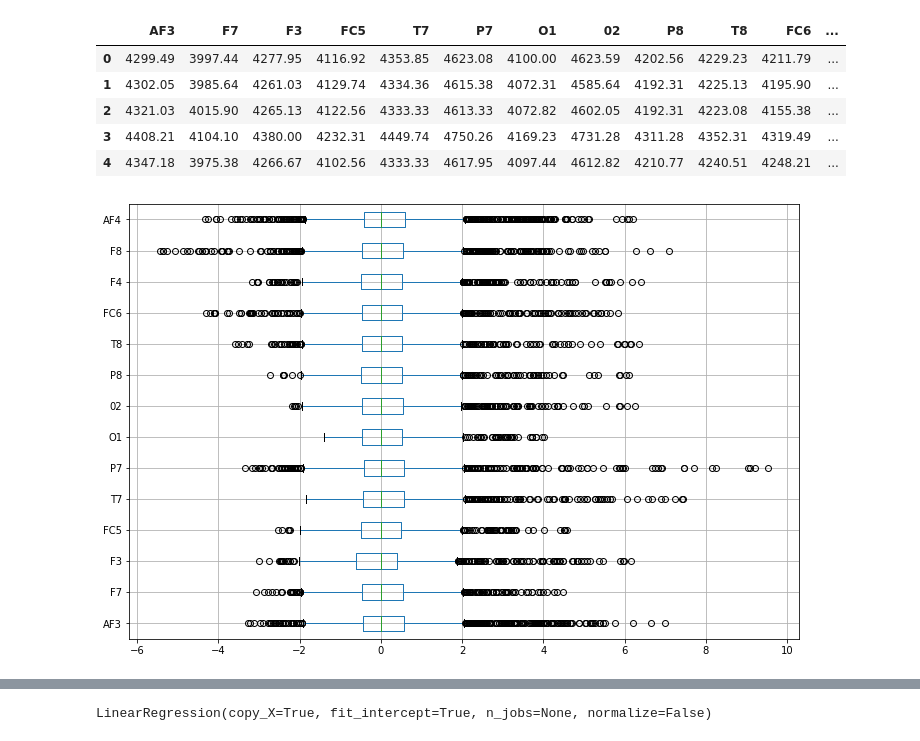
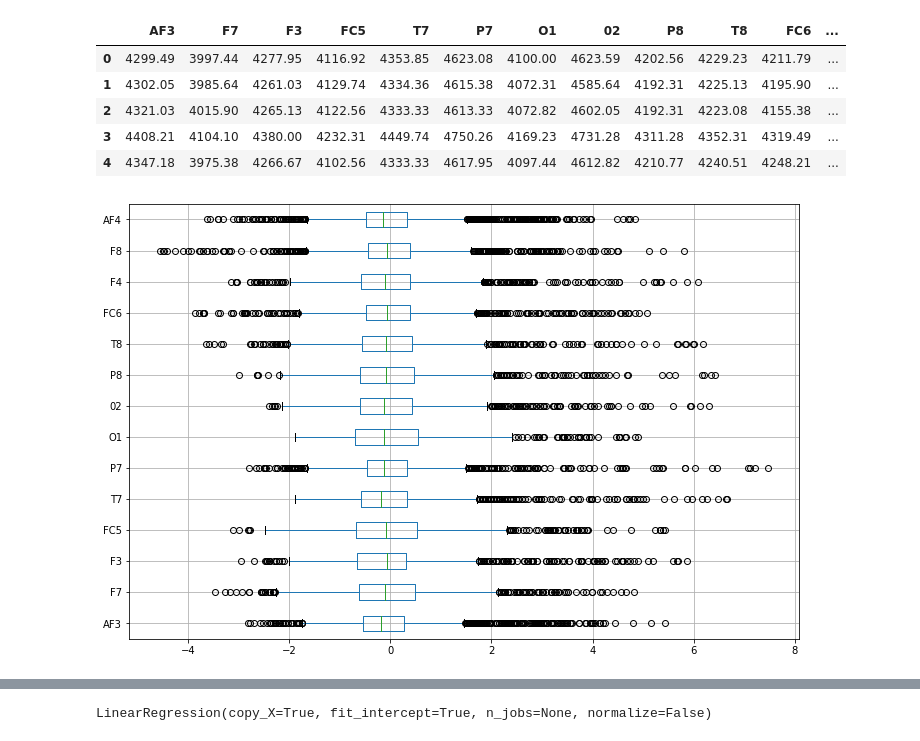
Before and after one commit to CallensToon/Machine_Learning_course_UGent_D012554_kaggle, a Jupyter notebook: Eye blinking prediction.ipynb, the cells around one changed output, grey strips where cells are left out. Saved outputs shown, nothing was run; the diff lists cells and outputs as text; code cells hidden in the pictures.

```diff
--- a/Eye blinking prediction.ipynb
+++ b/Eye blinking prediction.ipynb
@@ -75,7 +75,9 @@ sample_submission.head(10)
 Make sure to save your results without the extra Pandas index column that is written by default:
 # %%
 y_train = trainset.pop('label')
-trainset.head()
+X_train = trainset
+X_test = testset.iloc[:,:14]
+X_train.head()
 # %% [output]
 |  | AF3 | F7 | F3 | FC5 | T7 | P7 | O1 | 02 | P8 | T8 | FC6 | ... |
 | 0 | 4299.49 | 3997.44 | 4277.95 | 4116.92 | 4353.85 | 4623.08 | 4100.00 | 4623.59 | 4202.56 | 4229.23 | 4211.79 | ... |
@@ -86,16 +88,14 @@ trainset.head()
 # %%
 from sklearn.preprocessing import StandardScaler
 from sklearn.preprocessing import RobustScaler
 from sklearn.preprocessing import MinMaxScaler
 
-trainset_unscaled_cols = trainset.columns.values
-scaler = RobustScaler()
-scaler.fit(trainset)
-trainset_stand = pd.DataFrame(scaler.transform(trainset),columns=trainset_unscaled_cols)
+scaler = StandardScaler()
+X_train_stand = pd.DataFrame(scaler.fit_transform(X_train),columns=X_train.columns.values)
 
 plt.figure(figsize=(12,8))
-trainset_stand.boxplot(vert=False)
+X_train_stand.boxplot(vert=False)
 plt.show()
 # %% [output]
-[figure, old version]
+[figure, new version]
 # %%
```
Also changed, not shown: parts of 6 cells of this notebook.
